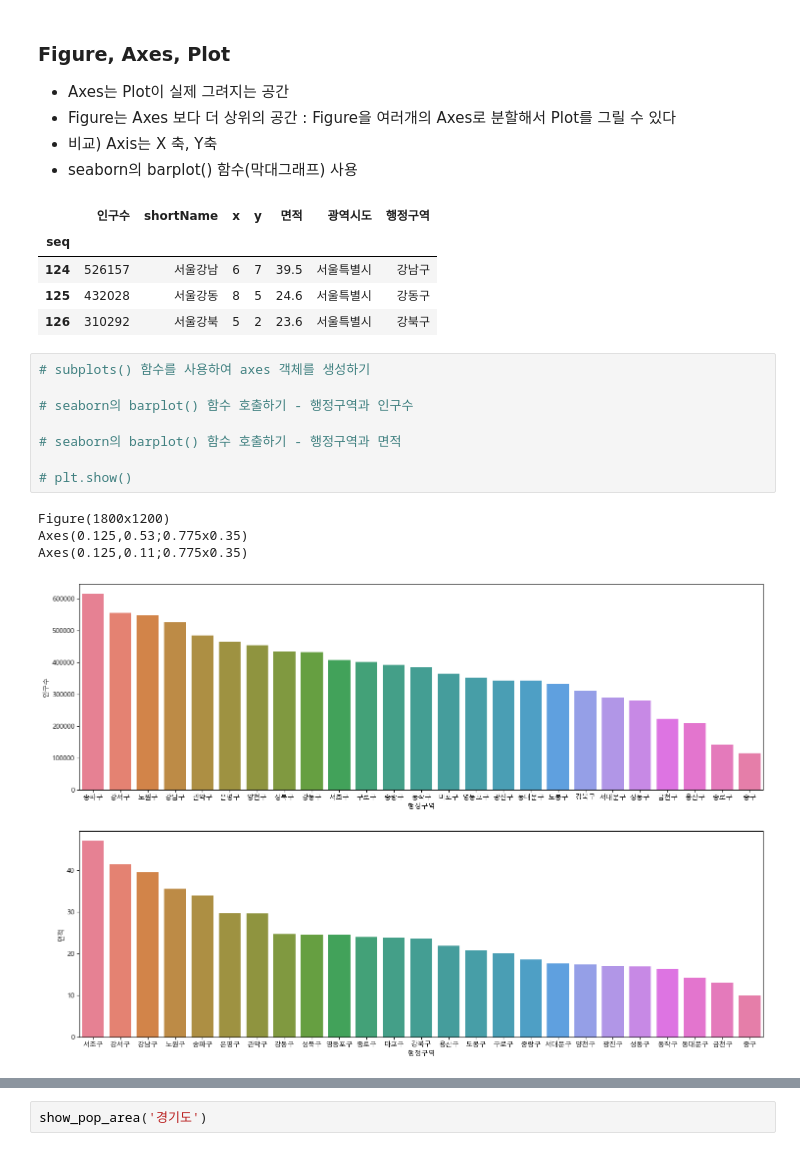
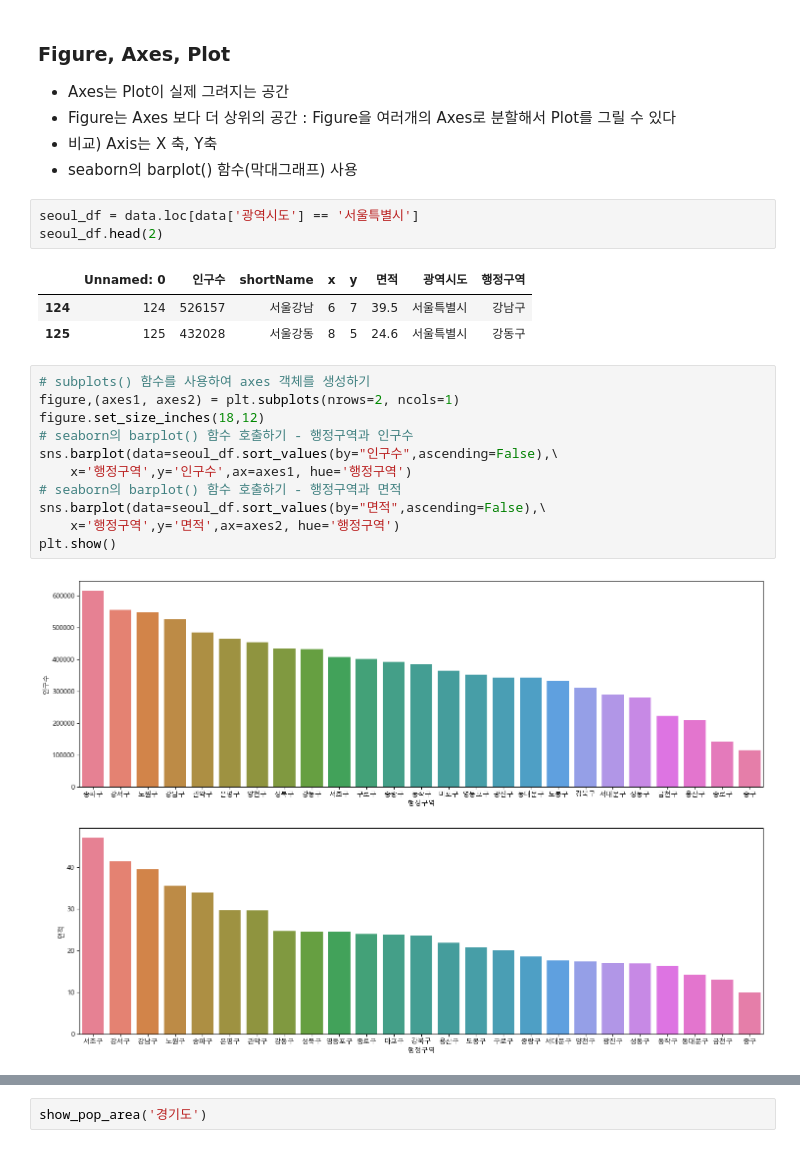
Before and after one commit to lamin5/Python_Webscraping_Analysis, a Jupyter notebook: 03-1.행정구역정보_분석과시각화.ipynb, the cells around one changed output, grey strips where cells are left out. Cells and saved outputs as stored; diff of their text form.

```diff
--- a/03-1.행정구역정보_분석과시각화.ipynb
+++ b/03-1.행정구역정보_분석과시각화.ipynb
@@ -834,24 +596,24 @@ Malgun Gothic
 * 비교) Axis는 X 축, Y축
 * seaborn의 barplot() 함수(막대그래프) 사용
 # %%
+seoul_df = data.loc[data['광역시도'] == '서울특별시']
+seoul_df.head(2)
 # %% [output]
-|  | 인구수 | shortName | x | y | 면적 | 광역시도 | 행정구역 |
-| seq |  |  |  |  |  |  |  |
-| 124 | 526157 | 서울강남 | 6 | 7 | 39.5 | 서울특별시 | 강남구 |
-| 125 | 432028 | 서울강동 | 8 | 5 | 24.6 | 서울특별시 | 강동구 |
-| 126 | 310292 | 서울강북 | 5 | 2 | 23.6 | 서울특별시 | 강북구 |
+|  | Unnamed: 0 | 인구수 | shortName | x | y | 면적 | 광역시도 | 행정구역 |
+| 124 | 124 | 526157 | 서울강남 | 6 | 7 | 39.5 | 서울특별시 | 강남구 |
+| 125 | 125 | 432028 | 서울강동 | 8 | 5 | 24.6 | 서울특별시 | 강동구 |
 # %%
 # subplots() 함수를 사용하여 axes 객체를 생성하기
-
+figure,(axes1, axes2) = plt.subplots(nrows=2, ncols=1)
+figure.set_size_inches(18,12)
 # seaborn의 barplot() 함수 호출하기 - 행정구역과 인구수
-
+sns.barplot(data=seoul_df.sort_values(by="인구수",ascending=False),\
+    x='행정구역',y='인구수',ax=axes1, hue='행정구역')
 # seaborn의 barplot() 함수 호출하기 - 행정구역과 면적
-
-# plt.show()
+sns.barplot(data=seoul_df.sort_values(by="면적",ascending=False),\
+    x='행정구역',y='면적',ax=axes2, hue='행정구역')
+plt.show()
 # %% [output]
-Figure(1800x1200)
-Axes(0.125,0.53;0.775x0.35)
-Axes(0.125,0.11;0.775x0.35)
 [figure]
 # %%
 # 광역시도 이름을 인자로 받아서 인구수와 면적을 그려주는 함수
```
Also changed, not shown: parts of 53 cells of this notebook, 1 other file.
